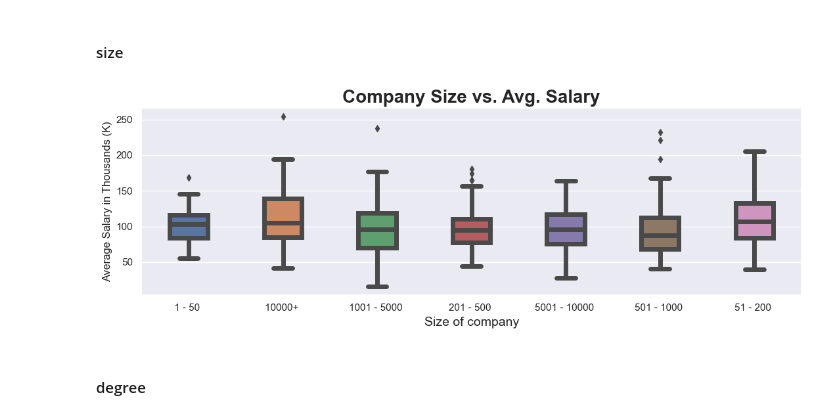
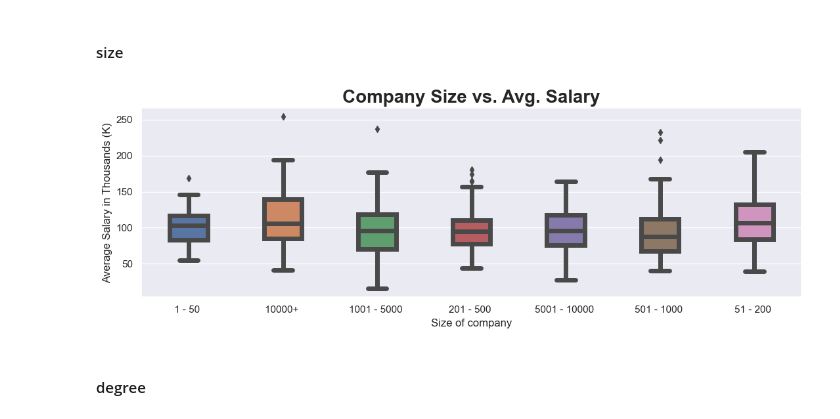
Before and after one commit to jttsai99/data_science_salary, a Jupyter notebook: EDA.ipynb, the cells around one changed output. Drawn from its saved outputs; the diff is of its cells as text; code cells hidden in the pictures.

Commit message:
Update EDA
testing if bp_size still has its axis cut off

```diff
--- a/EDA.ipynb
+++ b/EDA.ipynb
@@ -144,15 +144,15 @@ df4['avg_salary_k'] = df['avg_salary_k']
 # %%
 #size of company vs avg salary
 fig6 = plt.figure(figsize=(11, 4))
 fig6 = sns.boxplot(x="size", y="avg_salary_k",data = df4, linewidth=5, width=0.4)
 #modify individual font size of elements
-fig6.set_xlabel('Size of company', fontsize=14);
+fig6.set_xlabel('Size of company', fontsize=12);
 fig6.set_ylabel('Average Salary in Thousands (K)', fontsize=12);
 fig6.set_title('Company Size vs. Avg. Salary', fontsize=20, fontweight='bold')
 plt.tight_layout()
 fig6.figure.savefig(save_location+'bp_size', dpi=300)
 # %% [output]
-[figure, old version]
+[figure, new version]
 # %% [markdown]
 #### degree
 # %%
```
Also changed, not shown: 1 other file.
